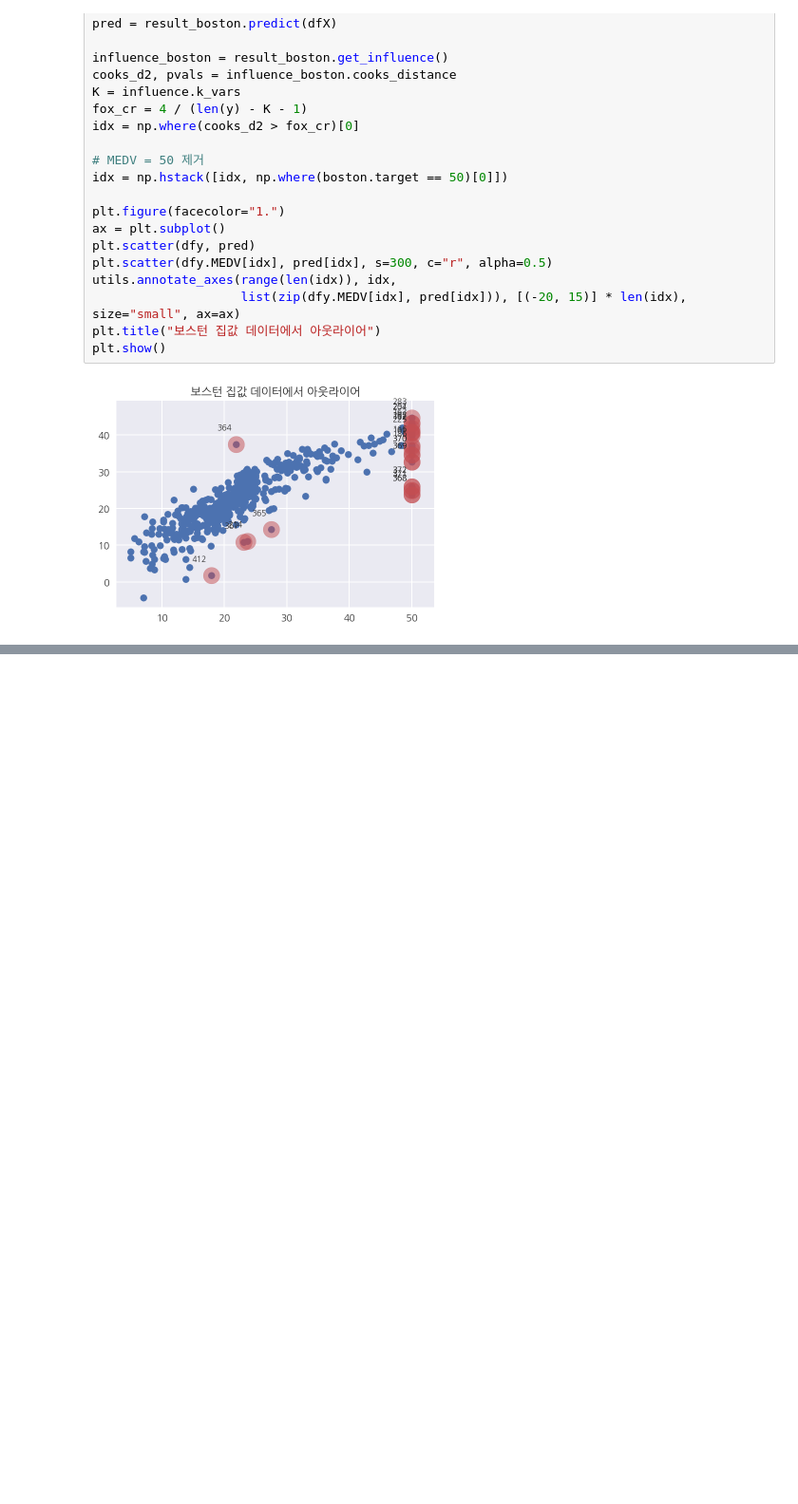
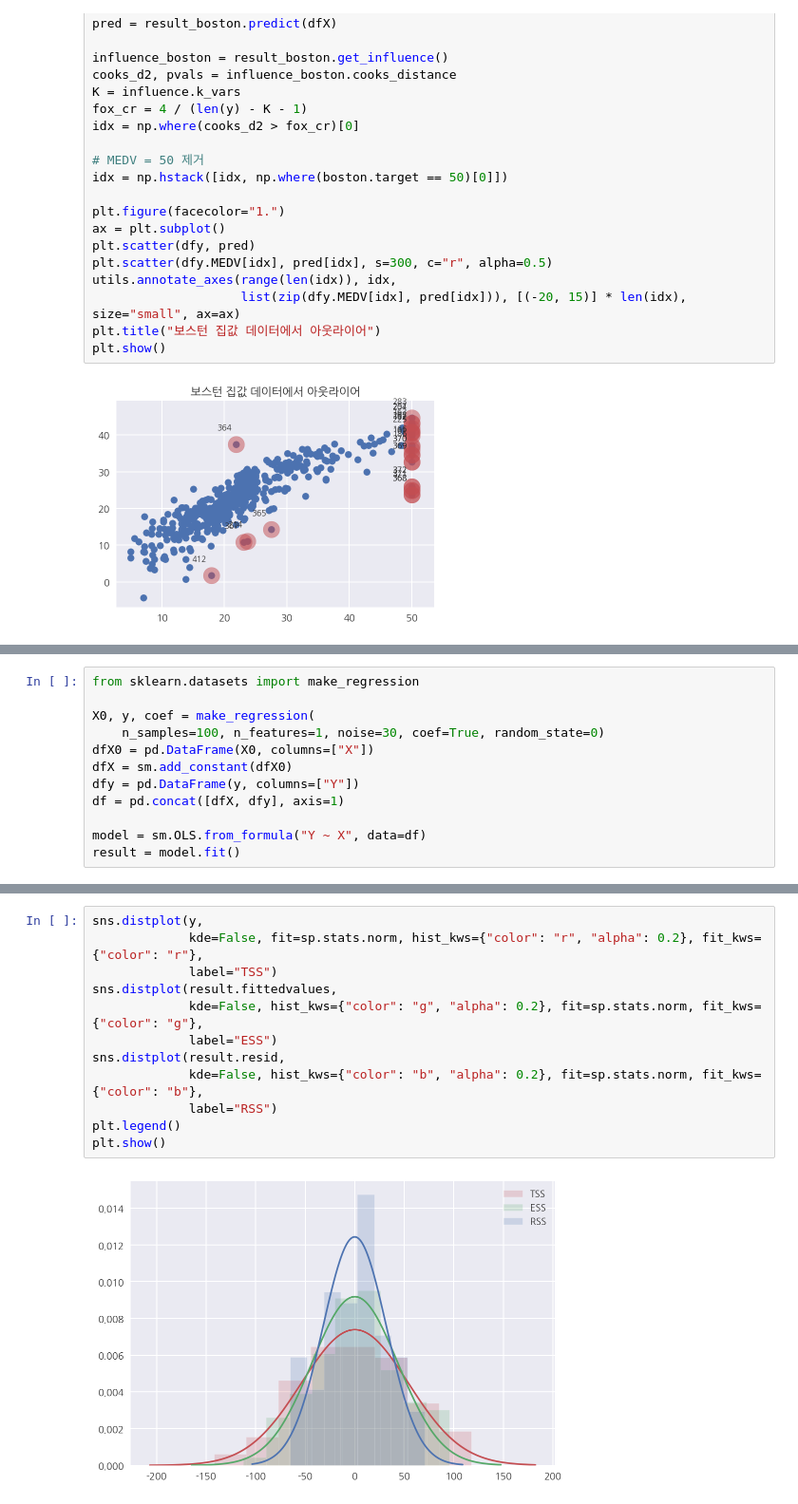
Before and after one commit to whguswls58/TIL, a Jupyter notebook: math/200514_math_16.ipynb, the cells around one changed output, grey strips where cells are left out. Shown at 95% size. Cells and saved outputs as stored; diff of their text form; blank space fills up the shorter version.

Commit message:
feat: practiced ANOVA and model performance

```diff
--- a/math/200514_math_16.ipynb
+++ b/math/200514_math_16.ipynb
@@ -336,0 +338,12 @@ plt.show()
+# %%
+from sklearn.datasets import make_regression
+
+X0, y, coef = make_regression(
+    n_samples=100, n_features=1, noise=30, coef=True, random_state=0)
+dfX0 = pd.DataFrame(X0, columns=["X"])
+dfX = sm.add_constant(dfX0)
+dfy = pd.DataFrame(y, columns=["Y"])
+df = pd.concat([dfX, dfy], axis=1)
+
+model = sm.OLS.from_formula("Y ~ X", data=df)
+result = model.fit()
@@ -336,0 +363,14 @@ plt.show()
+# %%
+sns.distplot(y,
+             kde=False, fit=sp.stats.norm, hist_kws={"color": "r", "alpha": 0.2}, fit_kws={"color": "r"},
+             label="TSS")
+sns.distplot(result.fittedvalues,
+             kde=False, hist_kws={"color": "g", "alpha": 0.2}, fit=sp.stats.norm, fit_kws={"color": "g"},
+             label="ESS")
+sns.distplot(result.resid,
+             kde=False, hist_kws={"color": "b", "alpha": 0.2}, fit=sp.stats.norm, fit_kws={"color": "b"},
+             label="RSS")
+plt.legend()
+plt.show()
+# %% [output]
+[figure, added]
```
Also changed, not shown: parts of 4 cells of this notebook.
